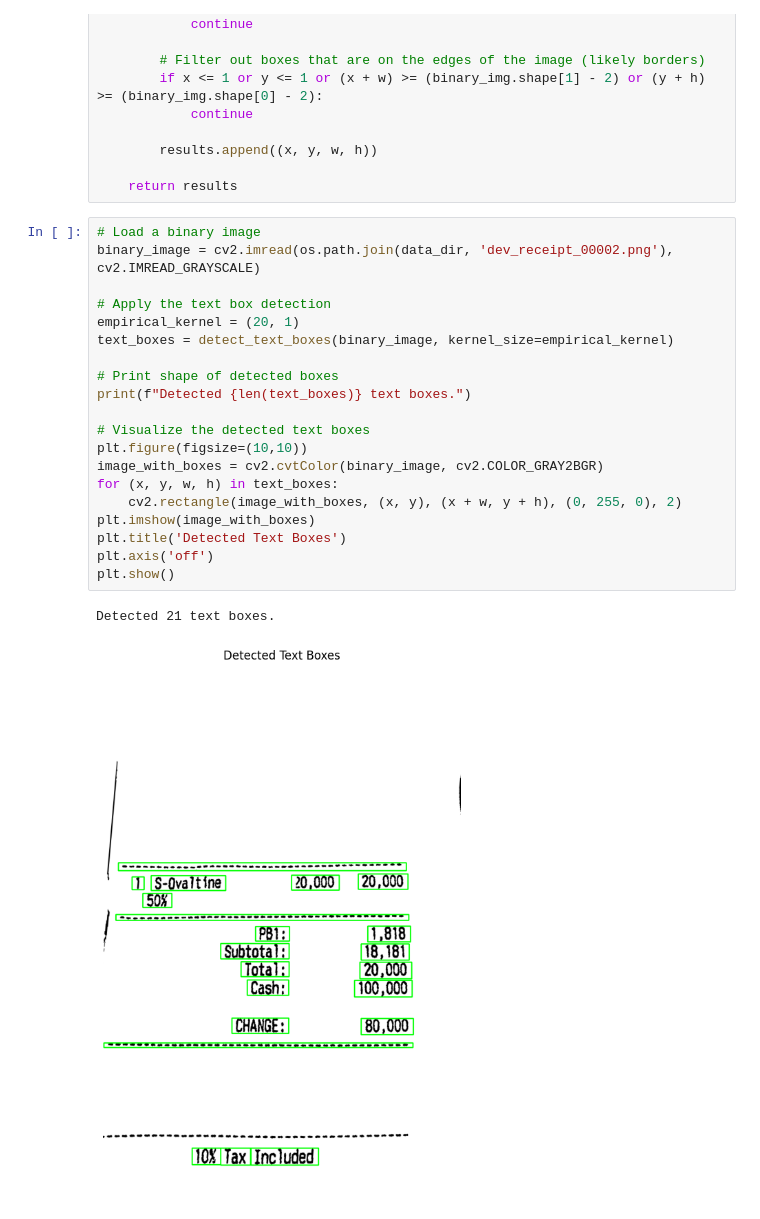
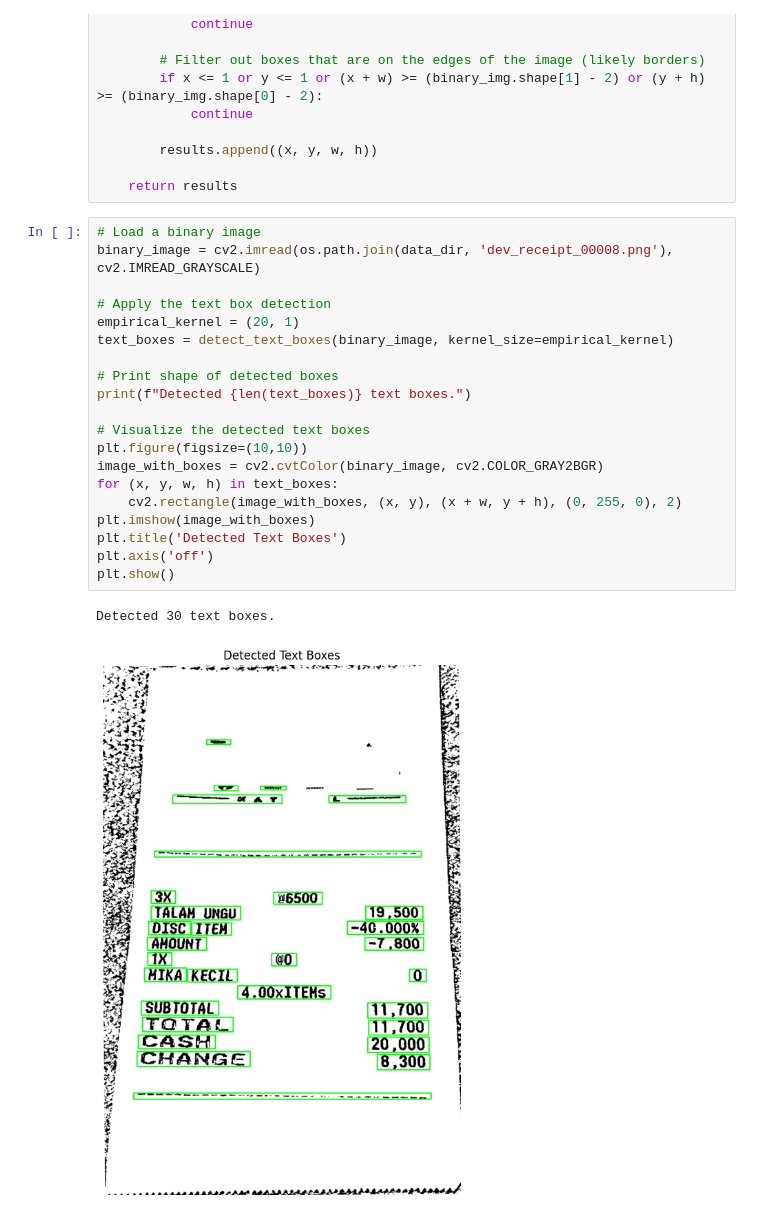
Before and after one commit to Gdeterline/Optical-Character-Recognition-for-Receipts, a Jupyter notebook: notebooks/textbox_detection.ipynb, the cells around one changed output. Cells and saved outputs as stored; diff of their text form.

```diff
--- a/notebooks/textbox_detection.ipynb
+++ b/notebooks/textbox_detection.ipynb
@@ -77,24 +77,24 @@ def detect_text_boxes(binary_img, kernel_size=(20, 1)):
     return results
 # %%
 # Load a binary image
-binary_image = cv2.imread(os.path.join(data_dir, 'dev_receipt_00002.png'), cv2.IMREAD_GRAYSCALE)
+binary_image = cv2.imread(os.path.join(data_dir, 'dev_receipt_00008.png'), cv2.IMREAD_GRAYSCALE)
 
 # Apply the text box detection
 empirical_kernel = (20, 1)
 text_boxes = detect_text_boxes(binary_image, kernel_size=empirical_kernel)
 
 # Print shape of detected boxes
 print(f"Detected {len(text_boxes)} text boxes.")
 
 # Visualize the detected text boxes
 plt.figure(figsize=(10,10))
 image_with_boxes = cv2.cvtColor(binary_image, cv2.COLOR_GRAY2BGR)
 for (x, y, w, h) in text_boxes:
     cv2.rectangle(image_with_boxes, (x, y), (x + w, y + h), (0, 255, 0), 2)
 plt.imshow(image_with_boxes)
 plt.title('Detected Text Boxes')
 plt.axis('off')
 plt.show()
 # %% [output]
-Detected 21 text boxes.
+Detected 30 text boxes.
-[figure, old version]
+[figure, new version]
```
